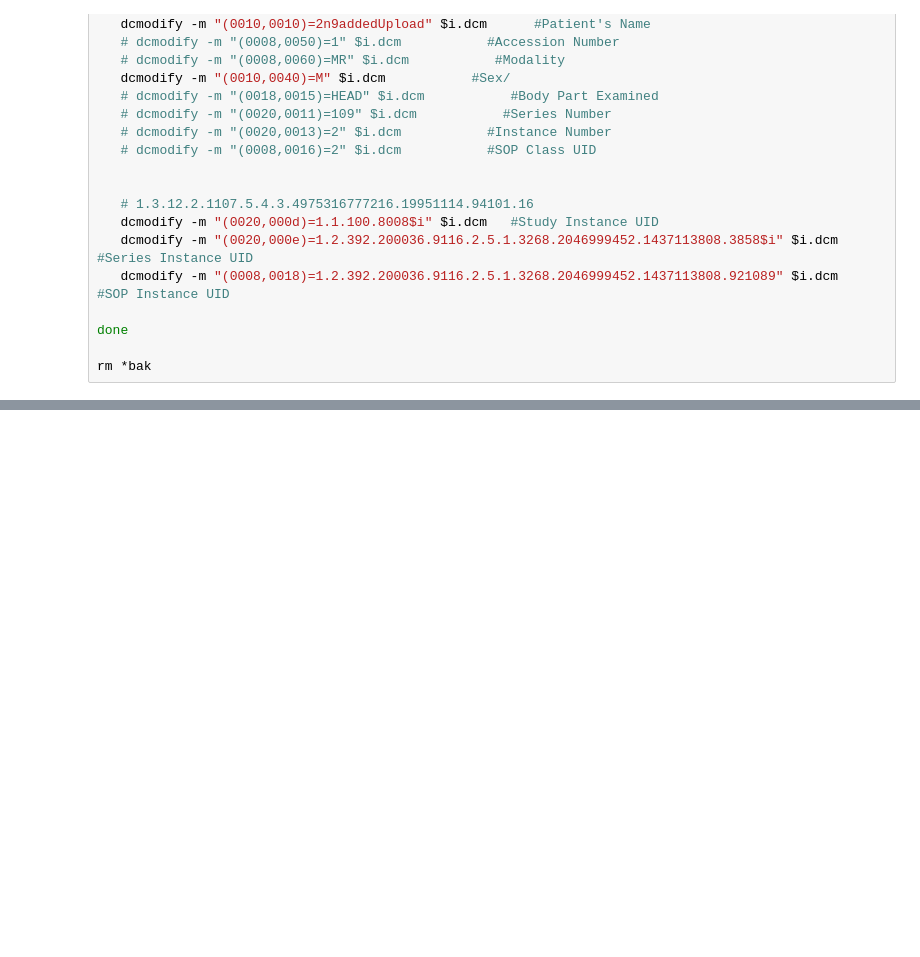
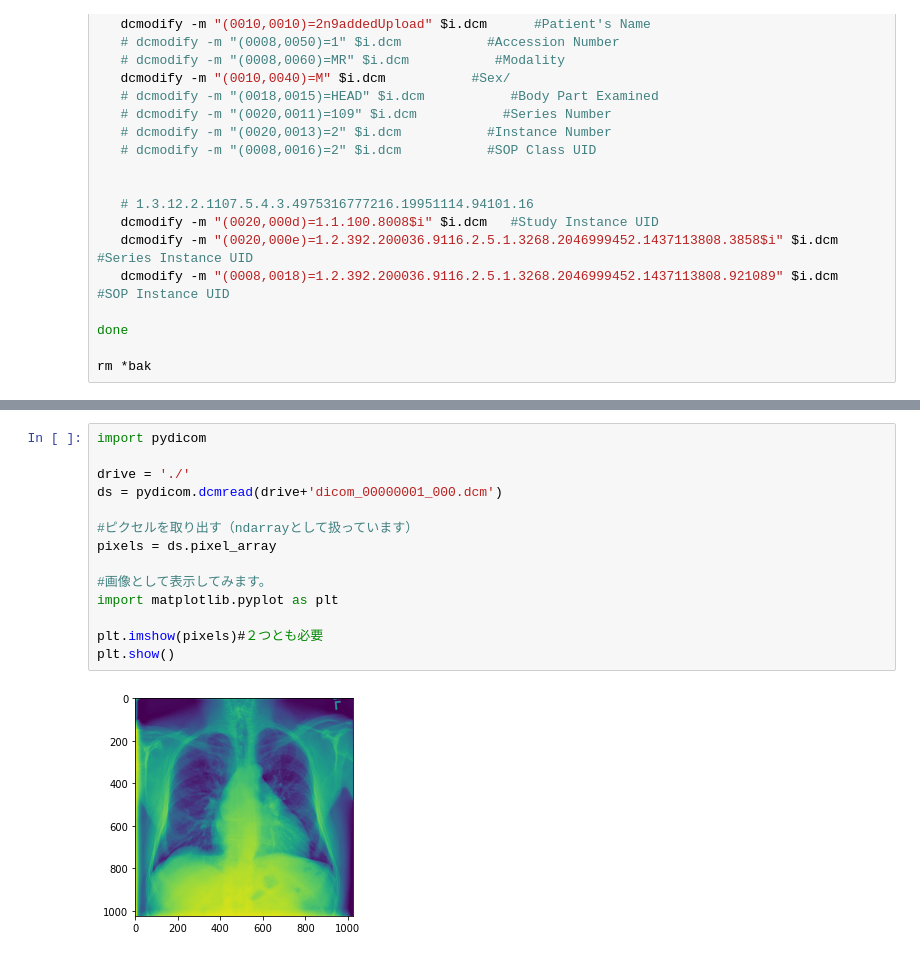
Before and after one commit to southnt/colab, a Jupyter notebook: Gen_Dicom.ipynb, the cells around one changed output, grey strips where cells are left out. Cells and saved outputs as stored; diff of their text form; blank space fills up the shorter version.

```diff
--- a/Gen_Dicom.ipynb
+++ b/Gen_Dicom.ipynb
@@ -161,0 +192,16 @@ rm *bak
+# %%
+import pydicom
+
+drive = './'
+ds = pydicom.dcmread(drive+'dicom_00000001_000.dcm')
+
+#ピクセルを取り出す（ndarrayとして扱っています）
+pixels = ds.pixel_array
+
+#画像として表示してみます。
+import matplotlib.pyplot as plt
+
+plt.imshow(pixels)#２つとも必要
+plt.show()
+# %% [output]
+[figure, added]
```
Also changed, not shown: parts of 16 cells of this notebook.
